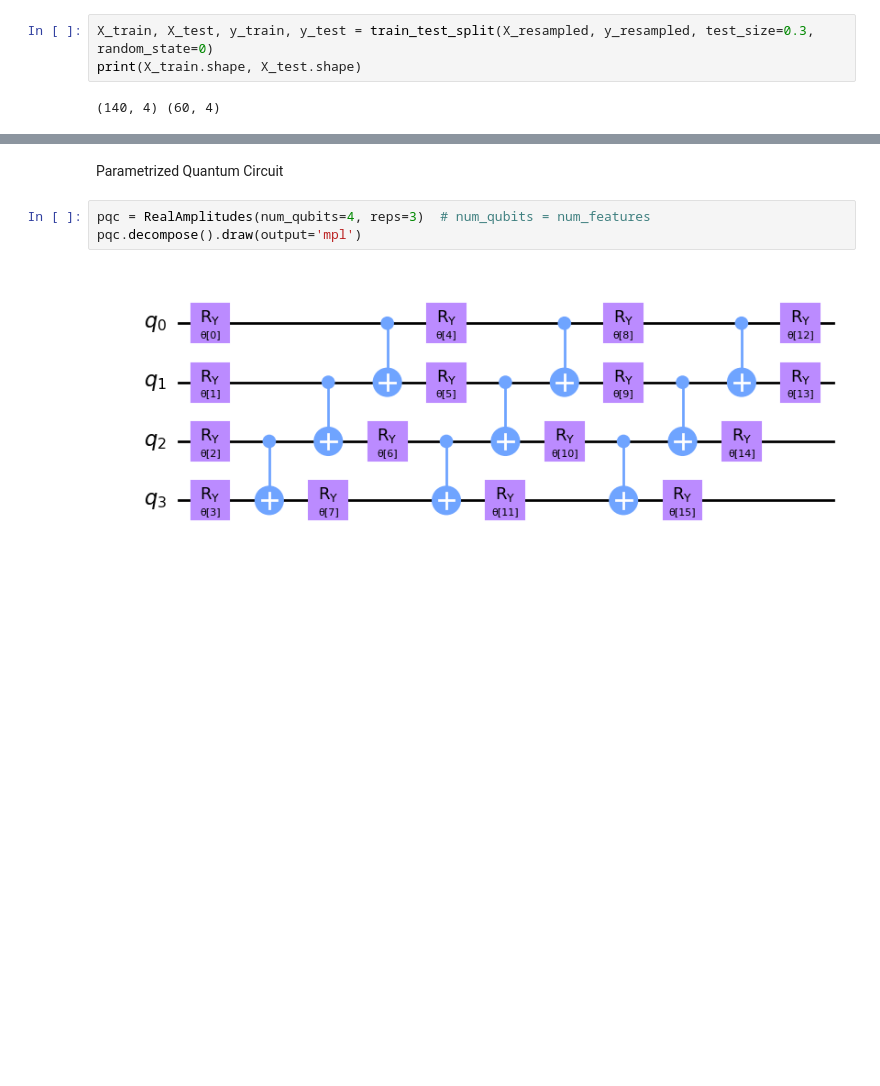
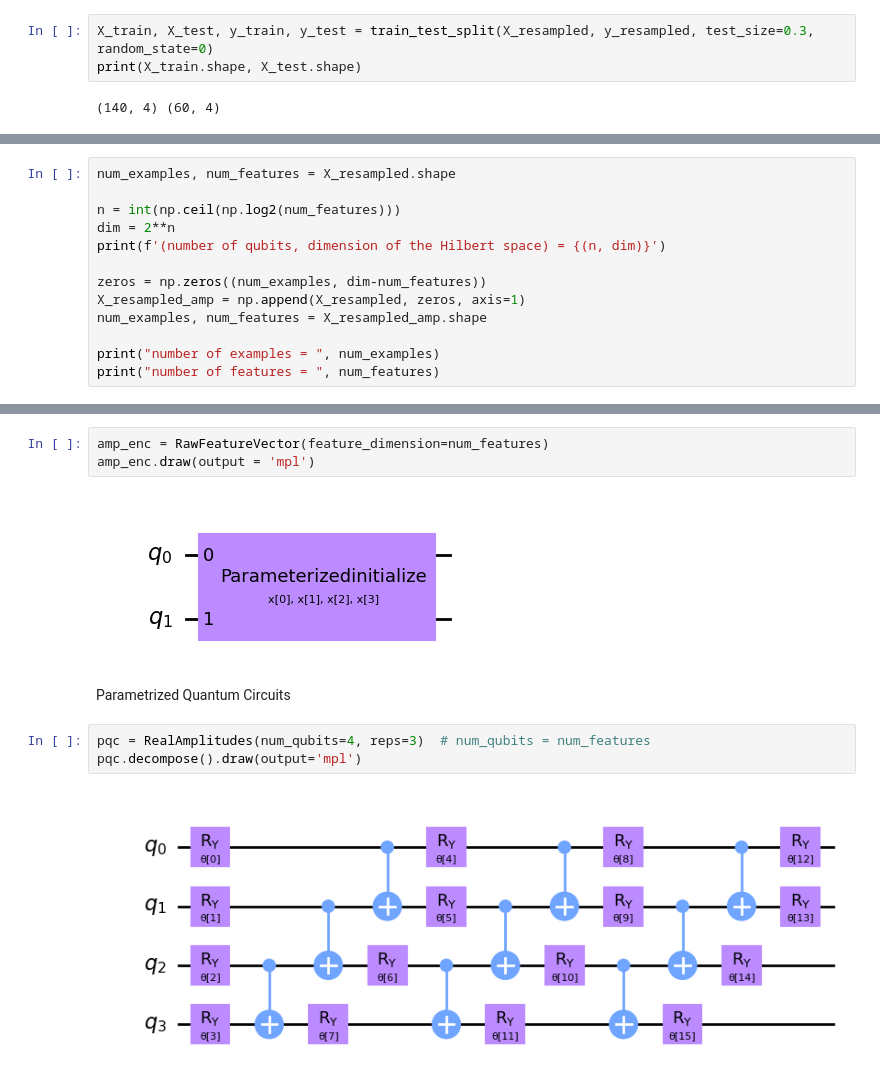
Before and after one commit to EdoardoZappia/Fraud-Detection-with-QML, a Jupyter notebook: qvc.ipynb, the cells around one changed output, grey strips where cells are left out. Saved outputs shown, nothing was run; the diff lists cells and outputs as text; blank space fills up the shorter version.

```diff
--- a/qvc.ipynb
+++ b/qvc.ipynb
@@ -115,0 +130,13 @@ print(X_train.shape, X_test.shape)
+# %%
+num_examples, num_features = X_resampled.shape
+
+n = int(np.ceil(np.log2(num_features)))
+dim = 2**n
+print(f'(number of qubits, dimension of the Hilbert space) = {(n, dim)}')
+
+zeros = np.zeros((num_examples, dim-num_features))
+X_resampled_amp = np.append(X_resampled, zeros, axis=1)
+num_examples, num_features = X_resampled_amp.shape
+
+print("number of examples = ", num_examples)
+print("number of features = ", num_features)
@@ -137,5 +196,10 @@ P.decompose().draw(output='mpl')
+# %%
+amp_enc = RawFeatureVector(feature_dimension=num_features)
+amp_enc.draw(output = 'mpl')
+# %% [output]
+[figure, added]
 # %% [markdown]
-Parametrized Quantum Circuit
+Parametrized Quantum Circuits
 # %%
 pqc = RealAmplitudes(num_qubits=4, reps=3)  # num_qubits = num_features
 pqc.decompose().draw(output='mpl')
```
Also changed, not shown: parts of 34 cells of this notebook, 2 other files.
